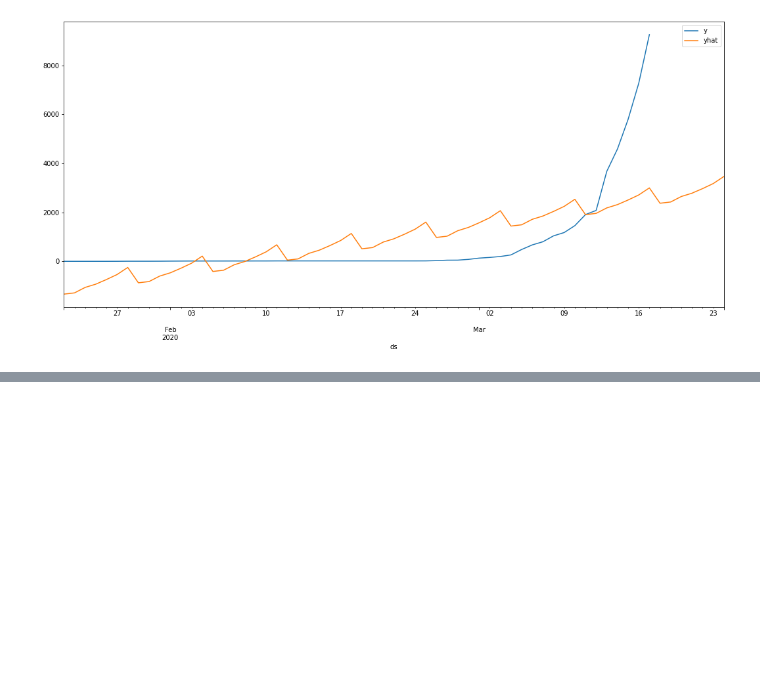
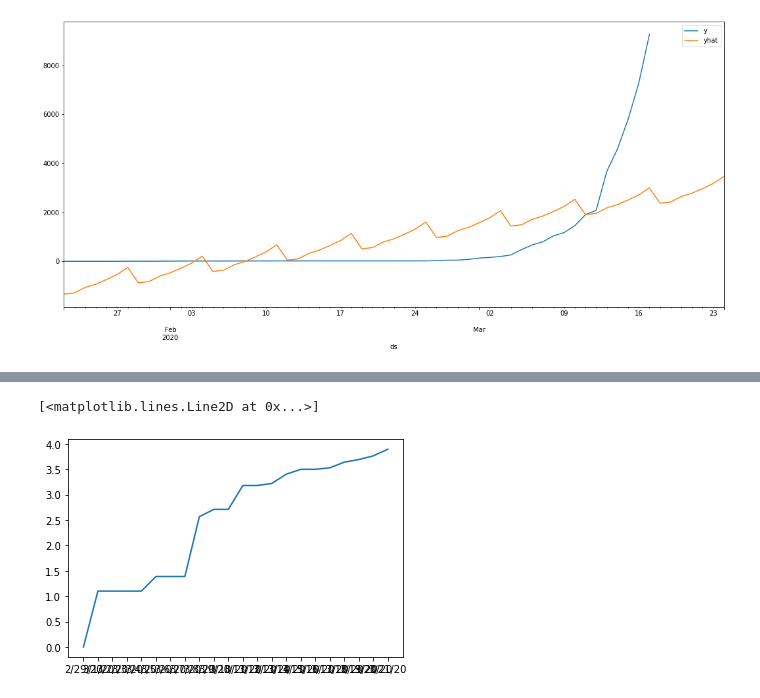
Before and after one commit to kanzabatool/covid19_time_series_analysis, a Jupyter notebook: playbook.ipynb, the cells around one changed output, grey strips where cells are left out. Saved outputs shown, nothing was run; the diff lists cells and outputs as text; code cells hidden in the pictures; blank space fills up the shorter version.

```diff
--- a/playbook.ipynb
+++ b/playbook.ipynb
@@ -871,0 +872,6 @@ viz_df[['y', 'yhat']].plot()
+# %%
+df_log = np.log(df[[36]].astype(float))
+plt.plot(df_log)
+# %% [output]
+[<matplotlib.lines.Line2D at 0x...>]
+[figure, added]
```
Also changed, not shown: parts of 31 cells of this notebook.
